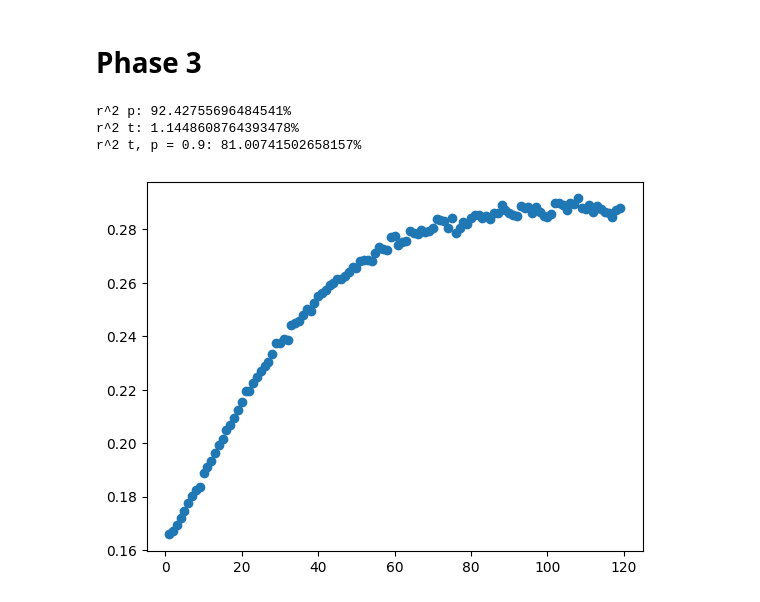
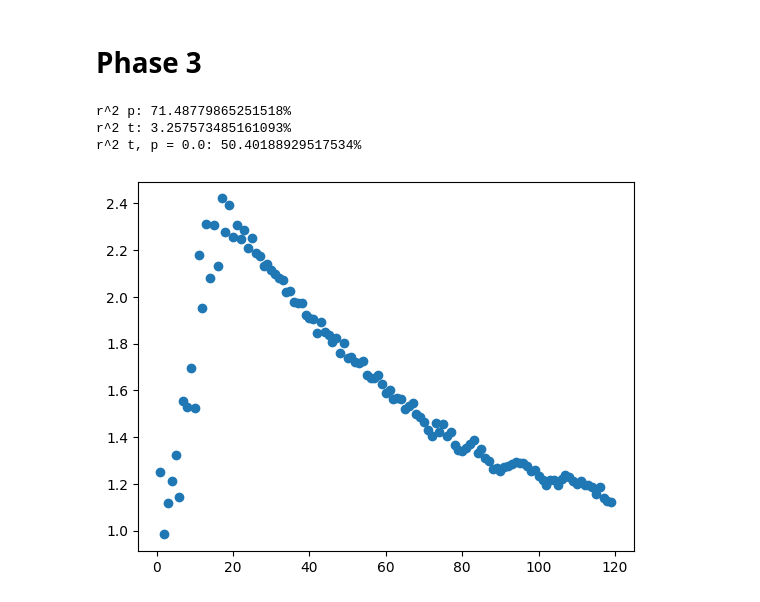
Before and after one commit to theFroodyOne/Physics344Assignment6, a Jupyter notebook: dataAnalysis.ipynb, the cells around one changed output. Cells and saved outputs as stored; diff of their text form; code cells hidden in the pictures.

```diff
--- a/dataAnalysis.ipynb
+++ b/dataAnalysis.ipynb
@@ -73,26 +73,26 @@ r^2 p: 99.24911446847051%
 # %%
 reader = csv.reader(open("./data/phase3/data.csv", "r"))
 next(reader)
 data = [row for row in reader]
-currentp = 0.9
+currentp = 0.0
 p = [float(datum[0]) for datum in data]
 t = [float(datum[1]) for datum in data]
 tp = [float(datum[1]) for datum in data if round(float(datum[0]), 1) == currentp]
 v = [float(datum[2]) for datum in data]
 vp = [float(datum[2]) for datum in data if round(float(datum[0]), 1) == currentp]
 mqp = [float(datum[3]) for datum in data if round(float(datum[0]), 1) == currentp]
 gqp = [float(datum[4]) for datum in data if round(float(datum[0]), 1) == currentp]
 aqp = [float(datum[5]) for datum in data if round(float(datum[0]), 1) == currentp]
 print("r^2 p: " + str(np.corrcoef(v, p)[0][1]**2*100) + "%")
 print("r^2 t: " + str(np.corrcoef(v, t)[0][1]**2*100) + "%")
 print("r^2 t, p = " + str(currentp) + ": " + str(np.corrcoef(vp, tp)[0][1]**2*100) + "%")
 plt.scatter(tp, vp)
 #plt.scatter(tp, mqp)
 #plt.scatter(tp, gqp)
 #plt.scatter(tp, aqp)
 plt.savefig("./data/phase3/v_vs_t_p=" + str(currentp) + ".png")
 # %% [output]
-r^2 p: 92.42755696484541%
-r^2 t: 1.1448608764393478%
-r^2 t, p = 0.9: 81.00741502658157%
+r^2 p: 71.48779865251518%
+r^2 t: 3.257573485161093%
+r^2 t, p = 0.0: 50.40188929517534%
-[figure, old version]
+[figure, new version]
```
Also changed, not shown: parts of 1 cell of this notebook, 12 other files.
